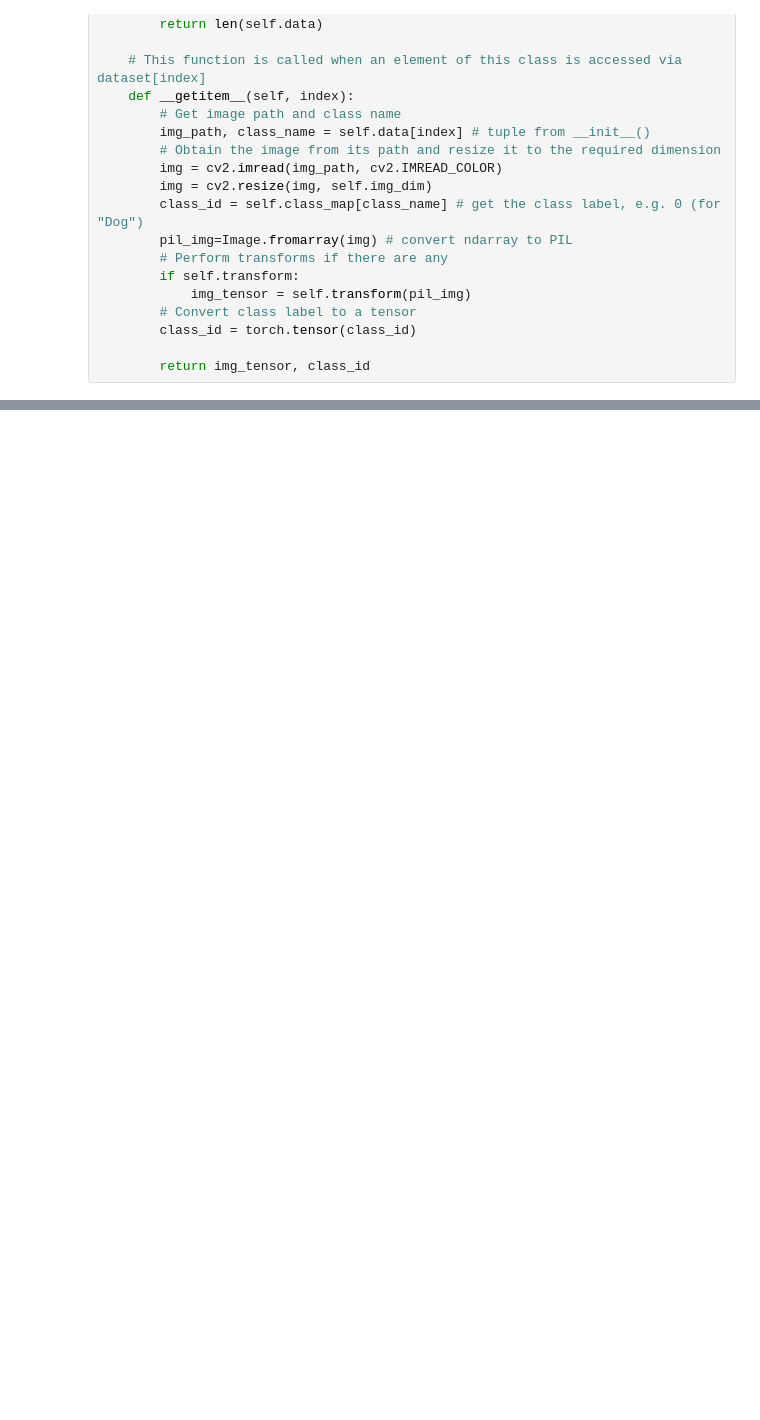
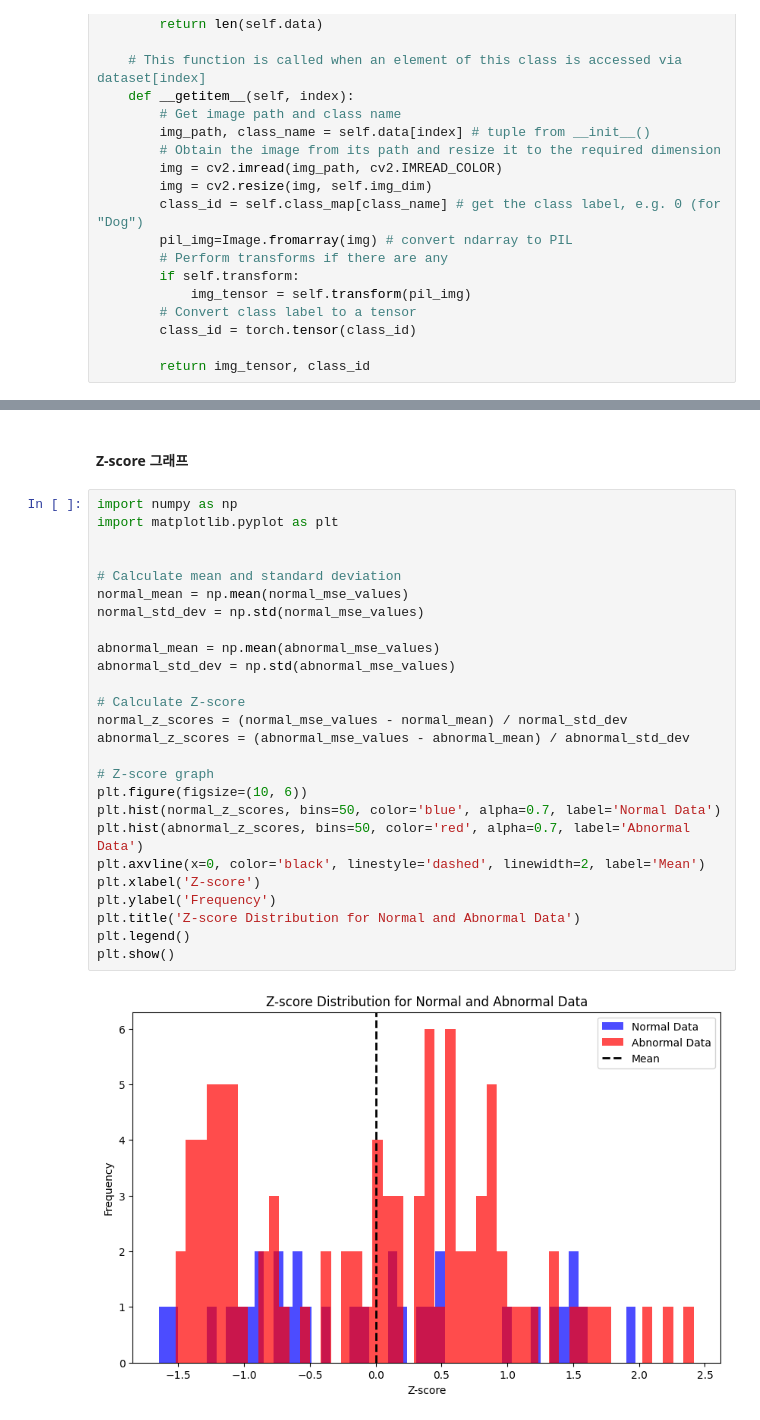
Before and after one commit to shkwo-n/Leather-Anomaly-Detection-CV, a Jupyter notebook: MVTEC.ipynb, the cells around one changed output, grey strips where cells are left out. Cells and saved outputs as stored; diff of their text form; blank space fills up the shorter version.

```diff
--- a/MVTEC.ipynb
+++ b/MVTEC.ipynb
@@ -166,0 +335,30 @@ plt.show()
+# %% [markdown]
+#### Z-score 그래프
+# %%
+import numpy as np
+import matplotlib.pyplot as plt
+
+
+# Calculate mean and standard deviation
+normal_mean = np.mean(normal_mse_values)
+normal_std_dev = np.std(normal_mse_values)
+
+abnormal_mean = np.mean(abnormal_mse_values)
+abnormal_std_dev = np.std(abnormal_mse_values)
+
+# Calculate Z-score
+normal_z_scores = (normal_mse_values - normal_mean) / normal_std_dev
+abnormal_z_scores = (abnormal_mse_values - abnormal_mean) / abnormal_std_dev
+
+# Z-score graph
+plt.figure(figsize=(10, 6))
+plt.hist(normal_z_scores, bins=50, color='blue', alpha=0.7, label='Normal Data')
+plt.hist(abnormal_z_scores, bins=50, color='red', alpha=0.7, label='Abnormal Data')
+plt.axvline(x=0, color='black', linestyle='dashed', linewidth=2, label='Mean')
+plt.xlabel('Z-score')
+plt.ylabel('Frequency')
+plt.title('Z-score Distribution for Normal and Abnormal Data')
+plt.legend()
+plt.show()
+# %% [output]
+[figure, added]
```
Also changed, not shown: parts of 20 cells of this notebook.
